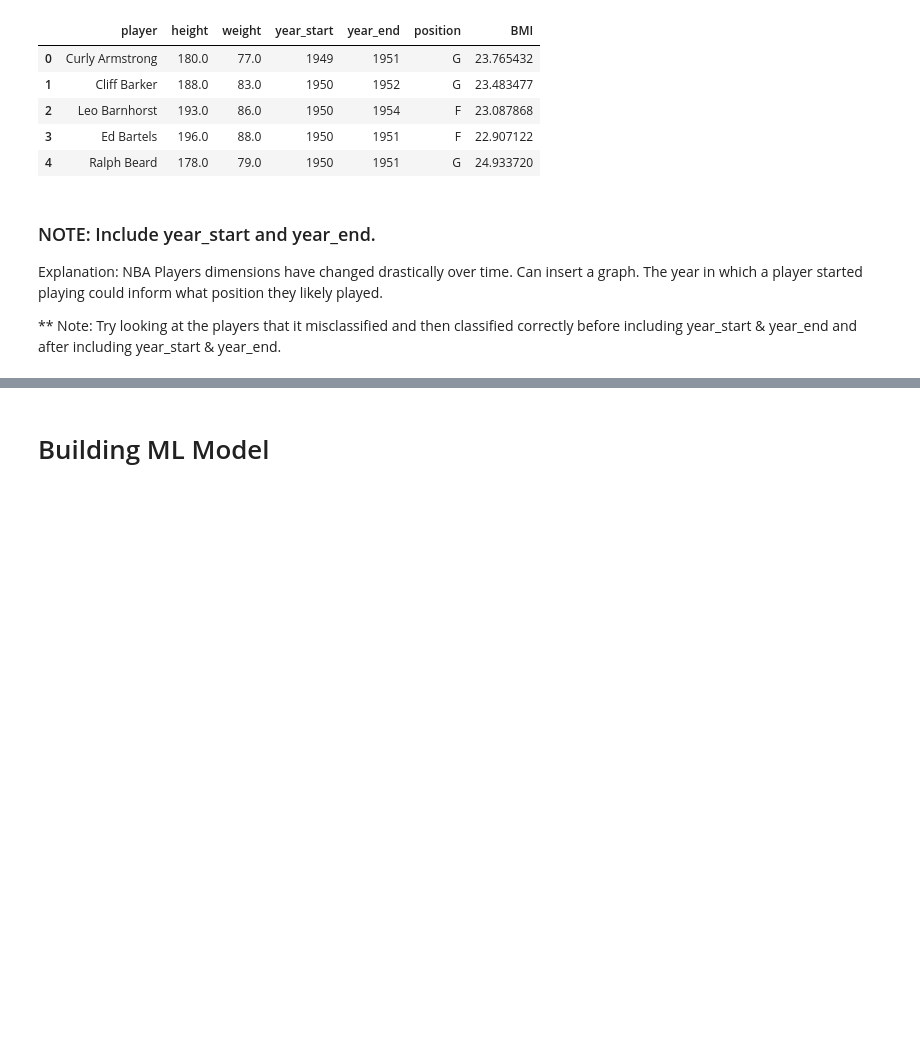
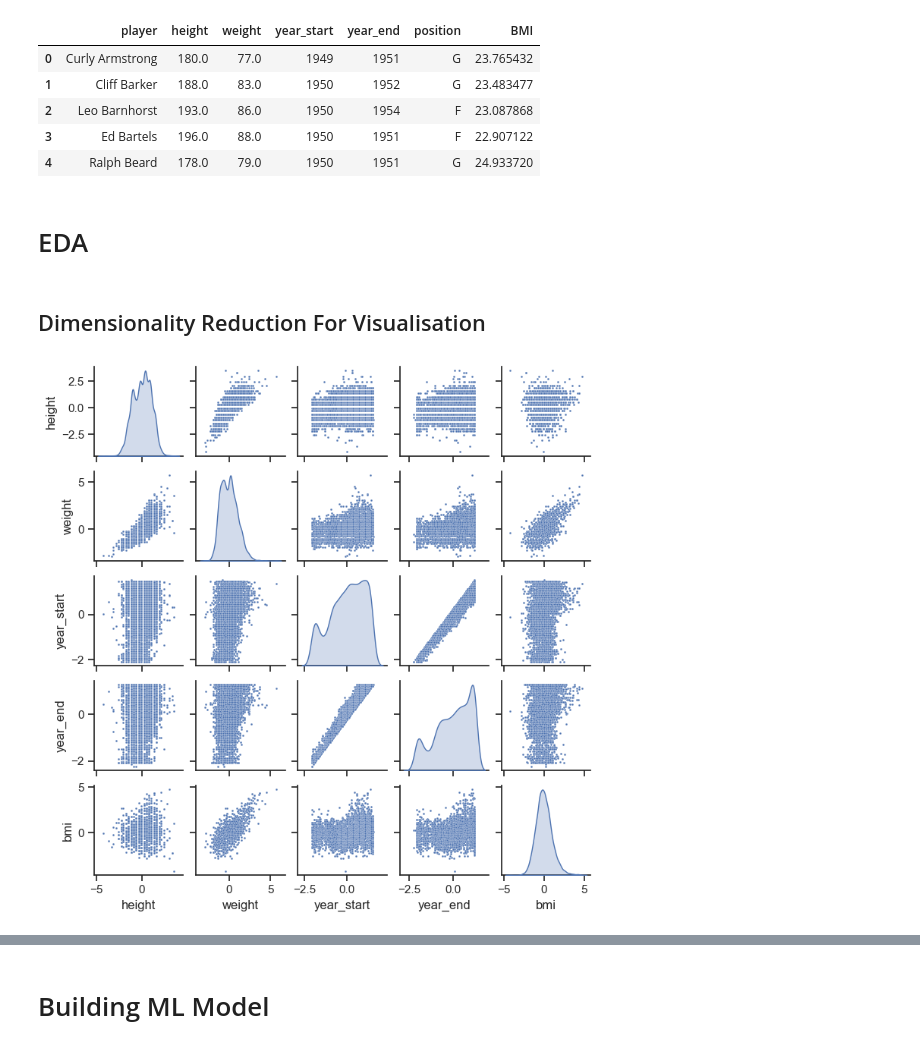
Before and after one commit to danielliu2707/positionn, a Jupyter notebook: physical_dimensions.ipynb, the cells around one changed output, grey strips where cells are left out. Cells and saved outputs as stored; diff of their text form; code cells hidden in the pictures; blank space fills up the shorter version.

```diff
--- a/physical_dimensions.ipynb
+++ b/physical_dimensions.ipynb
@@ -116,6 +110,0 @@ Next, let's explore whether there are any NA values in the height, weight and po
-# %%
-print("The number of observations before removing NA values:", len(player_data))
-
-player_data.dropna(subset = ['height', 'weight', 'position'], inplace = True)
-
-print("The number of observations after removing NA values:", len(player_data))
@@ -126,0 +123,4 @@ As there are no NA values, we can proceed without the need for any form of Imput
+# %%
+# Dropping the duplicate row, and missing value (all attributes required)
+player_data.drop_duplicates(inplace = True)
+player_data.dropna(inplace=True)
@@ -147,3 +174,0 @@ Name: position, dtype: int64
-# %%
-# Filtering nan value out
-player_data = player_data[player_data['position'] != "nan"]
@@ -184,9 +212,23 @@ player_data.head()
 | 2 | Leo Barnhorst | 193.0 | 86.0 | 1950 | 1954 | F | 23.087868 |
 | 3 | Ed Bartels | 196.0 | 88.0 | 1950 | 1951 | F | 22.907122 |
 | 4 | Ralph Beard | 178.0 | 79.0 | 1950 | 1951 | G | 24.933720 |
-# %% [markdown]
-### NOTE: Include year_start and year_end.
-
-Explanation: NBA Players dimensions have changed drastically over time. Can insert a graph. The year in which a player started playing could inform what position they likely played.
-
-** Note: Try looking at the players that it misclassified and then classified correctly before including year_start & year_end and after including year_start & year_end.
+# %% [markdown]
+# EDA
+# %% [markdown]
+## Dimensionality Reduction For Visualisation
+# %%
+# Scale copy of data for dimensionality reduction
+scaler = StandardScaler()
+pca_player_data = scaler.fit_transform(player_data.drop(['player', 'position'], axis = 1))
+pca_player_data = pd.DataFrame(pca_player_data, columns=['height', 'weight', 'year_start', 'year_end', 'bmi'])
+pca_player_data['position'] = player_data.reset_index()['position']
+# %%
+# Scatterplot matrix
+with sns.axes_style(style = 'ticks'):
+    spm = sns.pairplot(data=pca_player_data,
+                size=1.5,
+                plot_kws={"s": 4},
+                diag_kind="kde",
+                )
+# %% [output]
+[figure, added]
```
Also changed, not shown: parts of 47 cells of this notebook, 3 other files.
